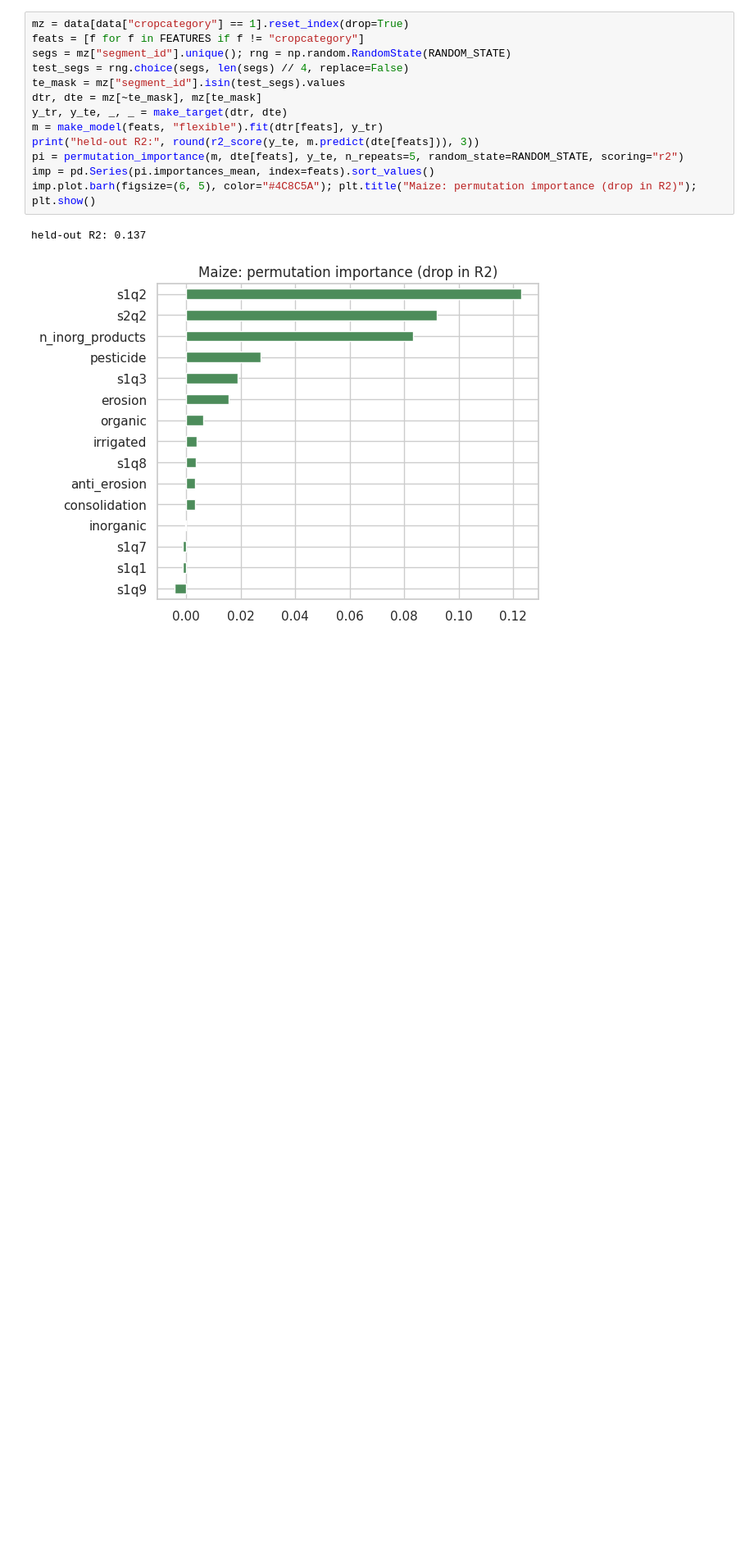
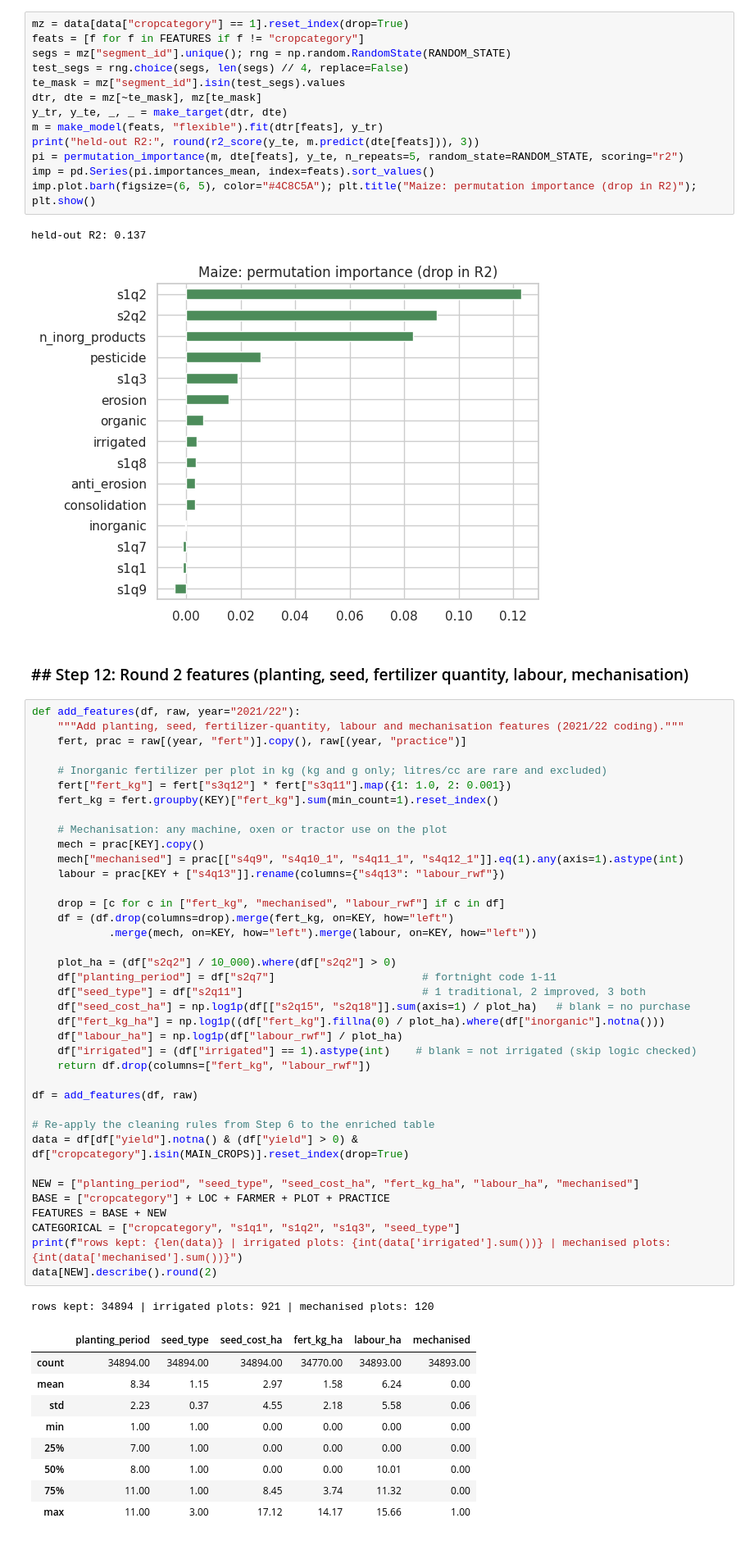
Before and after one commit to tmachingur-code/predicting-crop-yield-rwanda, a Jupyter notebook: notebooks/Predicting_Crop_Yield_Rwanda.ipynb, the cells around one changed output. Shown at 82% size. Drawn from its saved outputs; the diff is of its cells as text; blank space fills up the shorter version.

```diff
--- a/notebooks/Predicting_Crop_Yield_Rwanda.ipynb
+++ b/notebooks/Predicting_Crop_Yield_Rwanda.ipynb
@@ -363,3 +362,54 @@ imp.plot.barh(figsize=(6, 5), color="#4C8C5A"); plt.title("Maize: permutation im
 # %% [output]
 held-out R2: 0.137
 [figure]
+# %% [markdown]
+### ## Step 12: Round 2 features (planting, seed, fertilizer quantity, labour, mechanisation)
+# %%
+def add_features(df, raw, year="2021/22"):
+    """Add planting, seed, fertilizer-quantity, labour and mechanisation features (2021/22 coding)."""
+    fert, prac = raw[(year, "fert")].copy(), raw[(year, "practice")]
+
+    # Inorganic fertilizer per plot in kg (kg and g only; litres/cc are rare and excluded)
+    fert["fert_kg"] = fert["s3q12"] * fert["s3q11"].map({1: 1.0, 2: 0.001})
+    fert_kg = fert.groupby(KEY)["fert_kg"].sum(min_count=1).reset_index()
+
+    # Mechanisation: any machine, oxen or tractor use on the plot
+    mech = prac[KEY].copy()
+    mech["mechanised"] = prac[["s4q9", "s4q10_1", "s4q11_1", "s4q12_1"]].eq(1).any(axis=1).astype(int)
+    labour = prac[KEY + ["s4q13"]].rename(columns={"s4q13": "labour_rwf"})
+
+    drop = [c for c in ["fert_kg", "mechanised", "labour_rwf"] if c in df]
+    df = (df.drop(columns=drop).merge(fert_kg, on=KEY, how="left")
+            .merge(mech, on=KEY, how="left").merge(labour, on=KEY, how="left"))
+
+    plot_ha = (df["s2q2"] / 10_000).where(df["s2q2"] > 0)
+    df["planting_period"] = df["s2q7"]                       # fortnight code 1-11
+    df["seed_type"] = df["s2q11"]                            # 1 traditional, 2 improved, 3 both
+    df["seed_cost_ha"] = np.log1p(df[["s2q15", "s2q18"]].sum(axis=1) / plot_ha)   # blank = no purchase
+    df["fert_kg_ha"] = np.log1p((df["fert_kg"].fillna(0) / plot_ha).where(df["inorganic"].notna()))
+    df["labour_ha"] = np.log1p(df["labour_rwf"] / plot_ha)
+    df["irrigated"] = (df["irrigated"] == 1).astype(int)    # blank = not irrigated (skip logic checked)
+    return df.drop(columns=["fert_kg", "labour_rwf"])
+
+df = add_features(df, raw)
+
+# Re-apply the cleaning rules from Step 6 to the enriched table
+data = df[df["yield"].notna() & (df["yield"] > 0) & df["cropcategory"].isin(MAIN_CROPS)].reset_index(drop=True)
+
+NEW = ["planting_period", "seed_type", "seed_cost_ha", "fert_kg_ha", "labour_ha", "mechanised"]
+BASE = ["cropcategory"] + LOC + FARMER + PLOT + PRACTICE
+FEATURES = BASE + NEW
+CATEGORICAL = ["cropcategory", "s1q1", "s1q2", "s1q3", "seed_type"]
+print(f"rows kept: {len(data)} | irrigated plots: {int(data['irrigated'].sum())} | mechanised plots: {int(data['mechanised'].sum())}")
+data[NEW].describe().round(2)
+# %% [output]
+rows kept: 34894 | irrigated plots: 921 | mechanised plots: 120
+|  | planting_period | seed_type | seed_cost_ha | fert_kg_ha | labour_ha | mechanised |
+| count | 34894.00 | 34894.00 | 34894.00 | 34770.00 | 34893.00 | 34893.00 |
+| mean | 8.34 | 1.15 | 2.97 | 1.58 | 6.24 | 0.00 |
+| std | 2.23 | 0.37 | 4.55 | 2.18 | 5.58 | 0.06 |
+| min | 1.00 | 1.00 | 0.00 | 0.00 | 0.00 | 0.00 |
+| 25% | 7.00 | 1.00 | 0.00 | 0.00 | 0.00 | 0.00 |
+| 50% | 8.00 | 1.00 | 0.00 | 0.00 | 10.01 | 0.00 |
+| 75% | 11.00 | 1.00 | 8.45 | 3.74 | 11.32 | 0.00 |
+| max | 11.00 | 3.00 | 17.12 | 14.17 | 15.66 | 1.00 |
```
Also changed, not shown: parts of 6 cells of this notebook.
